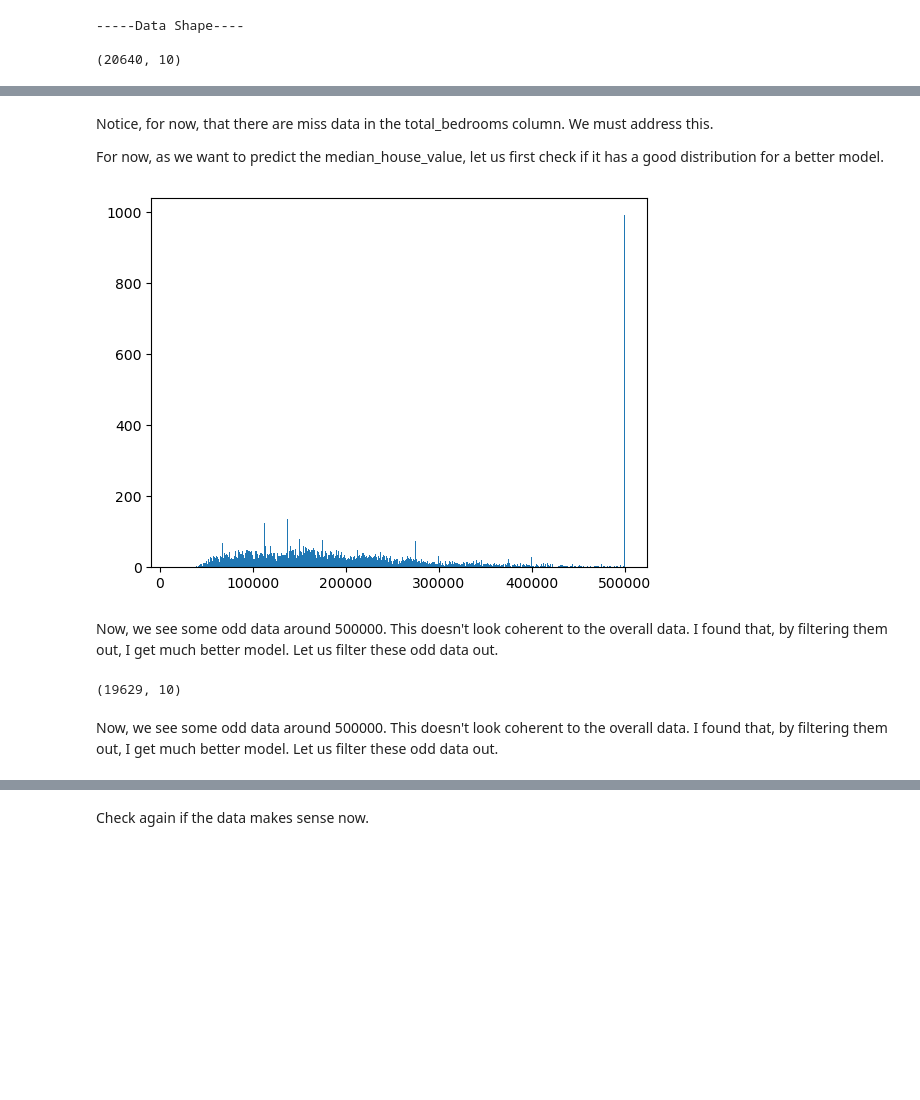
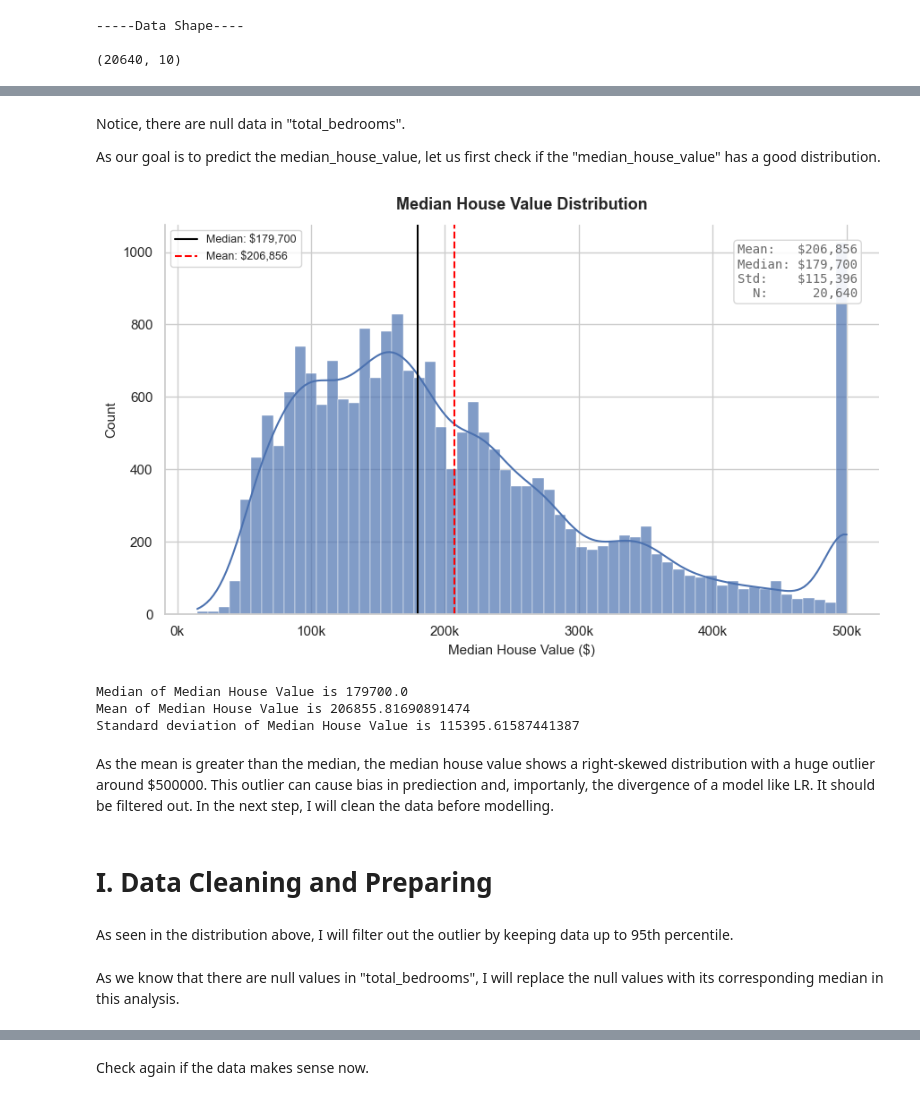
Before and after one commit to natwonglakhon/House_price_modelling, a Jupyter notebook: California_Housing.ipynb, the cells around one changed output, grey strips where cells are left out. Saved outputs shown, nothing was run; the diff lists cells and outputs as text; code cells hidden in the pictures; blank space fills up the shorter version.

```diff
--- a/California_Housing.ipynb
+++ b/California_Housing.ipynb
@@ -3,11 +9,16 @@
 # %%
 import numpy as np # linear algebra
-import pandas as pd # data processing
+import pandas as pd
 import matplotlib.pyplot as plt
+import stat as sm
+import scipy
 from sklearn.linear_model import SGDRegressor
 from sklearn.preprocessing import StandardScaler
 from sklearn.metrics import r2_score
 from sklearn.model_selection import train_test_split
 
-import os
-os.environ["MKL_THREADING_LAYER"] = "GNU"
+import seaborn as sns
+import matplotlib.pyplot as plt
+import matplotlib.font_manager as fm
+
+plt.rcParams["font.family"] = "Helvetica Neue"
@@ -89,22 +104,62 @@ None
 # %% [markdown]
-Notice, for now, that there are miss data in the total_bedrooms column. We must address this.
+Notice, there are null data in "total_bedrooms".
 
-For now, as we want to predict the median_house_value, let us first check if it has a good distribution for a better model.
+As our goal is to predict the median_house_value, let us first check if the "median_house_value" has a good distribution.
 # %%
-y0 = data["median_house_value"]
-plt.hist(y0.to_numpy(), bins=1000)
-plt.savefig("images/median_house_value_distribution.png", dpi=150, bbox_inches='tight')
+fig, ax = plt.subplots(figsize=(9, 5.5))
+
+sns.histplot(
+    data=data, x="median_house_value", bins=60, kde=True,
+    ax=ax, color="#4C72B0", edgecolor="white", linewidth=0.3, alpha=0.7
+)
+
+median_val = data["median_house_value"].median()
+mean_val = data["median_house_value"].mean()
+std_val = data["median_house_value"].std()
+
+ax.axvline(median_val, color="black", linestyle="-", linewidth=1.5, label=f"Median: ${median_val:,.0f}")
+ax.axvline(mean_val, color="red", linestyle="--", linewidth=1.5, label=f"Mean: ${mean_val:,.0f}")
+
+ax.set_title("Median House Value Distribution", fontsize=13, weight="bold", pad=12)
+ax.set_xlabel("Median House Value ($)", fontsize=11)
+ax.set_ylabel("Count", fontsize=11)
+ax.xaxis.set_major_formatter(plt.FuncFormatter(lambda x, _: f"{x/1000:.0f}k"))
+
+stats_text = (
+    f"Mean:   ${mean_val:,.0f}\n"
+    f"Median: ${median_val:,.0f}\n"
+    f"Std:    ${std_val:,.0f}\n"
+    f"N:      {len(data):,}"
+)
+ax.text(0.97, 0.95, stats_text, transform=ax.transAxes,
+        ha="right", va="top", fontsize=10, family="monospace", color="dimgray",
+        bbox=dict(boxstyle="round", facecolor="white", edgecolor="lightgray", alpha=0.9))
+
+ax.legend(loc="upper left", frameon=True, fontsize=9)
+sns.despine()
+
+plt.tight_layout()
+plt.savefig("images/median_house_value_distribution.png", dpi=300, bbox_inches="tight")
 plt.show()
+
+print("Median of Median House Value is", median_val)
+print("Mean of Median House Value is", mean_val)
+print("Standard deviation of Median House Value is", std_val)
 # %% [output]
-[figure, old version]
+[figure, new version]
+Median of Median House Value is 179700.0
+Mean of Median House Value is 206855.81690891474
+Standard deviation of Median House Value is 115395.61587441387
 # %% [markdown]
-Now, we see some odd data around 500000. This doesn't look coherent to the overall data. I found that, by filtering them out, I get much better model. Let us filter these odd data out.
+As the mean is greater than the median, the median house value shows a right-skewed distribution with a huge outlier around $500000. This outlier can cause bias in prediection and, importanly, the divergence of a model like LR. It should be filtered out. In the next step, I will clean the data before modelling.
+# %% [markdown]
+# I. Data Cleaning and Preparing
+# %% [markdown]
+As seen in the distribution above, I will filter out the outlier by keeping data up to 95th percentile.
 # %%
-data_filter = data[data["median_house_value"] < 495000]
-data_filter.shape
+data_cut = data["median_house_value"].quantile(0.95)
+data_clean = data[data["median_house_value"] <= data_cut].copy()
-# %% [output]
-(19629, 10)
-# %% [markdown]
-Now, we see some odd data around 500000. This doesn't look coherent to the overall data. I found that, by filtering them out, I get much better model. Let us filter these odd data out.
+# %% [markdown]
+As we know that there are null values in "total_bedrooms", I will replace the null values with its corresponding median in this analysis.
 # %%
 print("\n-----Before Missing Value------\n")
```
Also changed, not shown: parts of 123 cells of this notebook, 20 other files.
